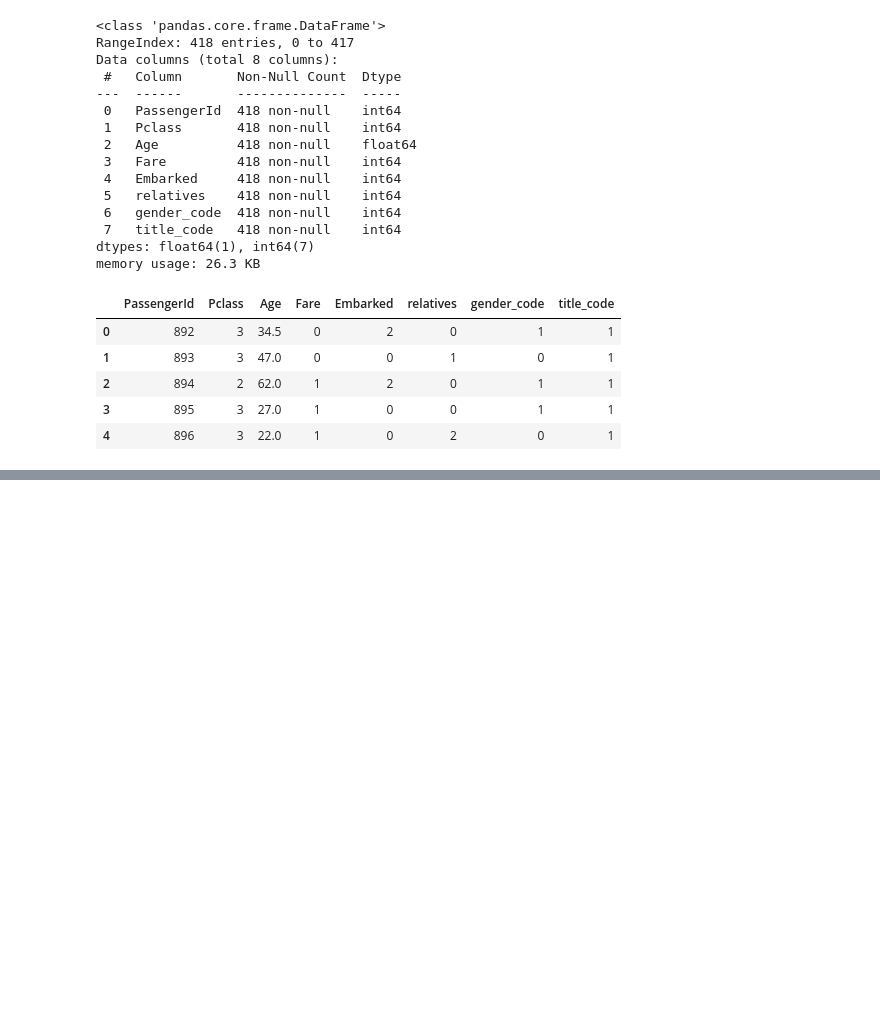
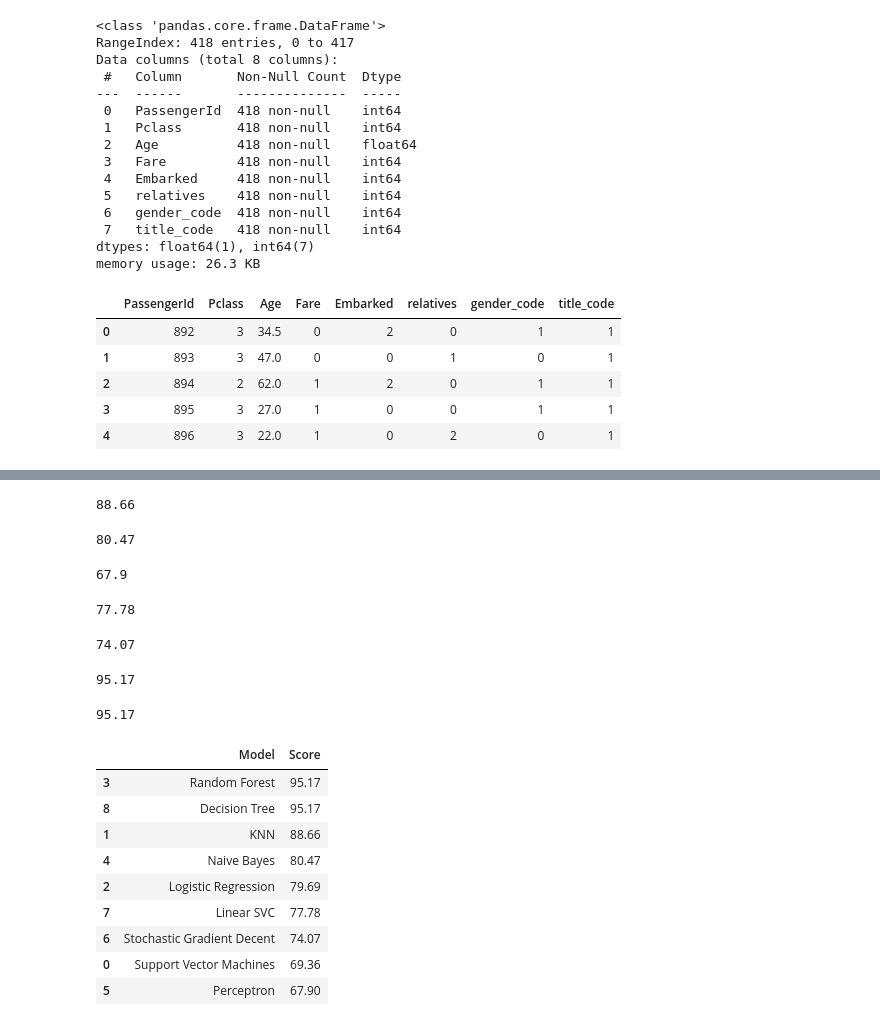
Before and after one commit to fadeev19190/titanic_survival_rate, a Jupyter notebook: titanic_survival.ipynb, the cells around one changed output, grey strips where cells are left out. Drawn from its saved outputs; the diff is of its cells as text; code cells hidden in the pictures; blank space fills up the shorter version.

```diff
--- a/titanic_survival.ipynb
+++ b/titanic_survival.ipynb
@@ -476 +476,79 @@ array([0, 0, 0, 0, 1, 0, 0, 0, 0, 0, 0, 0, 1, 0, 1, 1, 0, 0, 0, 1, 0, 1,
+# %%
+knn = KNeighborsClassifier(n_neighbors = 3)
+knn.fit(X_train, Y_train)
+Y_pred = knn.predict(X_test)
+acc_knn = round(knn.score(X_train, Y_train) * 100, 2)
+acc_knn
+# %% [output]
+88.66
+# %%
+gaussian = GaussianNB()
+gaussian.fit(X_train, Y_train)
+Y_pred = gaussian.predict(X_test)
+acc_gaussian = round(gaussian.score(X_train, Y_train) * 100, 2)
+acc_gaussian
+# %% [output]
+80.47
+# %%
+perceptron = Perceptron()
+perceptron.fit(X_train, Y_train)
+Y_pred = perceptron.predict(X_test)
+acc_perceptron = round(perceptron.score(X_train, Y_train) * 100, 2)
+acc_perceptron
+# %% [output]
+67.9
+# %%
+linear_svc = LinearSVC()
+linear_svc.fit(X_train, Y_train)
+Y_pred = linear_svc.predict(X_test)
+acc_linear_svc = round(linear_svc.score(X_train, Y_train) * 100, 2)
+acc_linear_svc
+# %% [output]
+77.78
+# %%
+sgd = SGDClassifier()
+sgd.fit(X_train, Y_train)
+Y_pred = sgd.predict(X_test)
+acc_sgd = round(sgd.score(X_train, Y_train) * 100, 2)
+acc_sgd
+# %% [output]
+74.07
+# %%
+decision_tree = DecisionTreeClassifier()
+decision_tree.fit(X_train, Y_train)
+Y_pred = decision_tree.predict(X_test)
+acc_decision_tree = round(decision_tree.score(X_train, Y_train) * 100, 2)
+acc_decision_tree
+# %% [output]
+95.17
+# %%
+random_forest = RandomForestClassifier(n_estimators=100)
+random_forest.fit(X_train, Y_train)
+Y_pred = random_forest.predict(X_test)
+random_forest.score(X_train, Y_train)
+acc_random_forest = round(random_forest.score(X_train, Y_train) * 100, 2)
+acc_random_forest
+# %% [output]
+95.17
+# %%
+models = pd.DataFrame({
+    'Model': ['Support Vector Machines', 'KNN', 'Logistic Regression',
+              'Random Forest', 'Naive Bayes', 'Perceptron',
+              'Stochastic Gradient Decent', 'Linear SVC',
+              'Decision Tree'],
+    'Score': [acc_svc, acc_knn, acc_log,
+              acc_random_forest, acc_gaussian, acc_perceptron,
+              acc_sgd, acc_linear_svc, acc_decision_tree]})
+models.sort_values(by='Score', ascending=False)
+# %% [output]
+|  | Model | Score |
+| 3 | Random Forest | 95.17 |
+| 8 | Decision Tree | 95.17 |
+| 1 | KNN | 88.66 |
+| 4 | Naive Bayes | 80.47 |
+| 2 | Logistic Regression | 79.69 |
+| 7 | Linear SVC | 77.78 |
+| 6 | Stochastic Gradient Decent | 74.07 |
+| 0 | Support Vector Machines | 69.36 |
+| 5 | Perceptron | 67.90 |
 # %%
```
Also changed, not shown: parts of 12 cells of this notebook.
